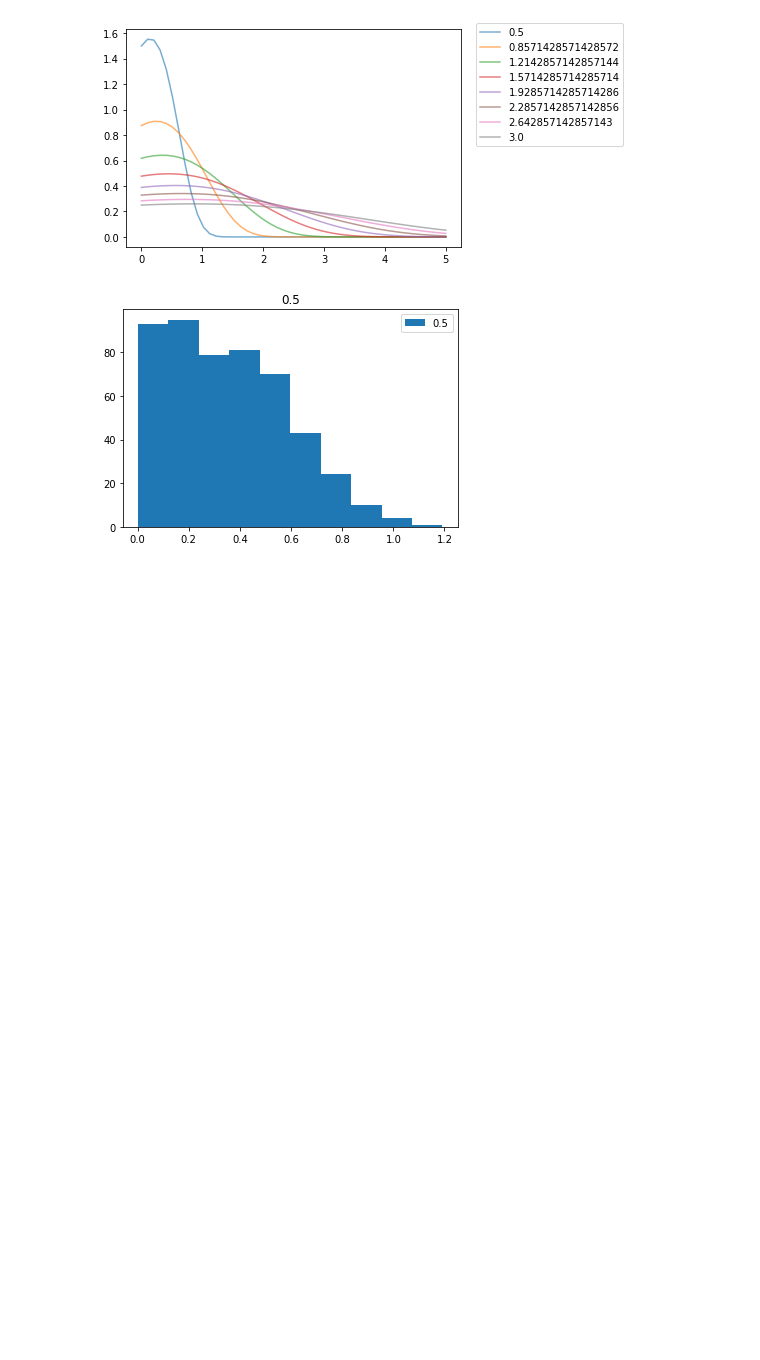
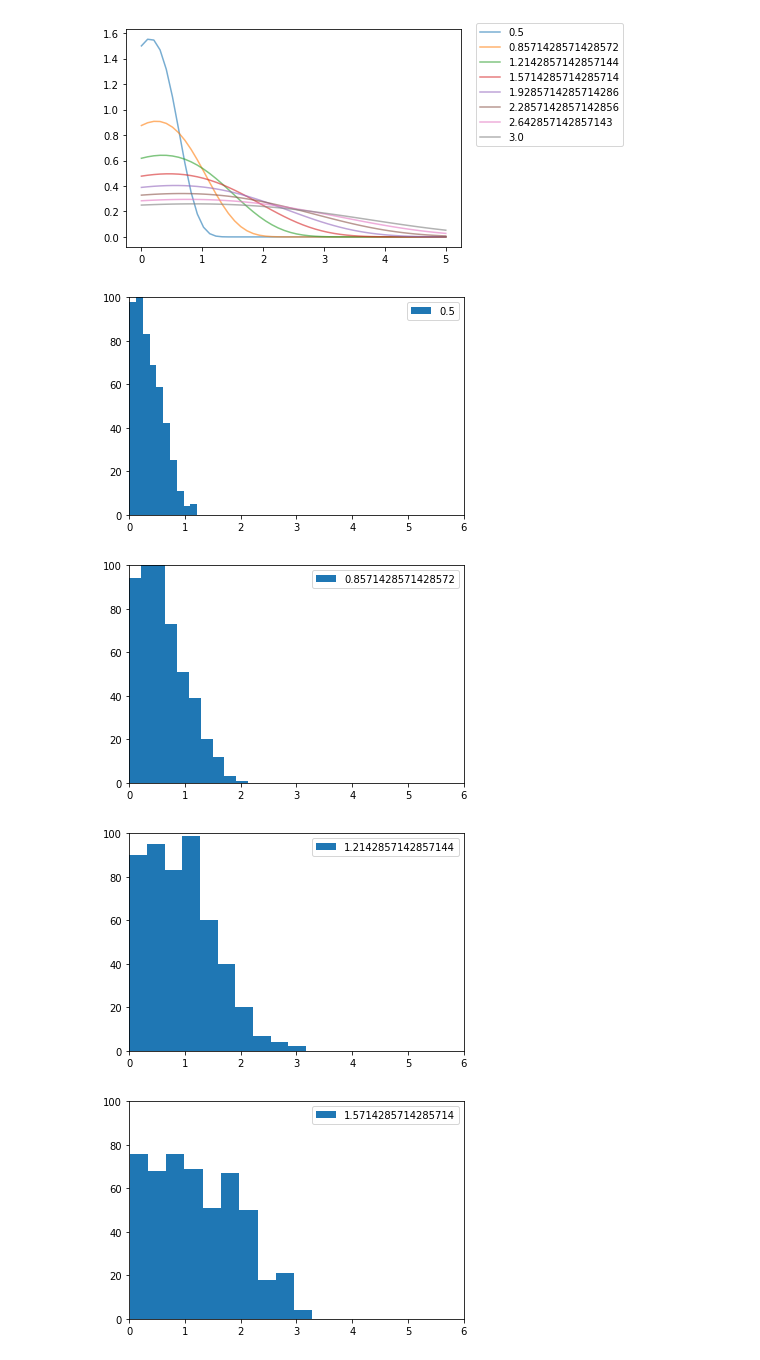
Before and after one commit to meyer-lab/tHMM, a Jupyter notebook: lineage/gompertz.ipynb, the cells around one changed output. Cells and saved outputs as stored; diff of their text form; code cells hidden in the pictures; blank space fills up the shorter version.

Commit message:
rvs histograms for varying c

```diff
--- a/lineage/gompertz.ipynb
+++ b/lineage/gompertz.ipynb
@@ -30,8 +30,14 @@ for i in range(8):
     for n in range(500):
         tau[n, i] = sp.gompertz.rvs(cGom, scale=scale_list[i])
 # %%
-plt.hist(tau[:, 0], label=str(scale_list[0]))
-plt.legend()
-plt.show()
+for n in range(8):
+    plt.hist(tau[:, n], label=str(scale_list[n]))
+    plt.xlim(0,6)
+    plt.ylim(0,100)
+    plt.legend()
+    plt.show()
 # %% [output]
-[figure, old version]
+[figure, new version]
+[figure, added]
+[figure, added]
+[figure, added]
```
Also changed, not shown: parts of 2 cells of this notebook.
